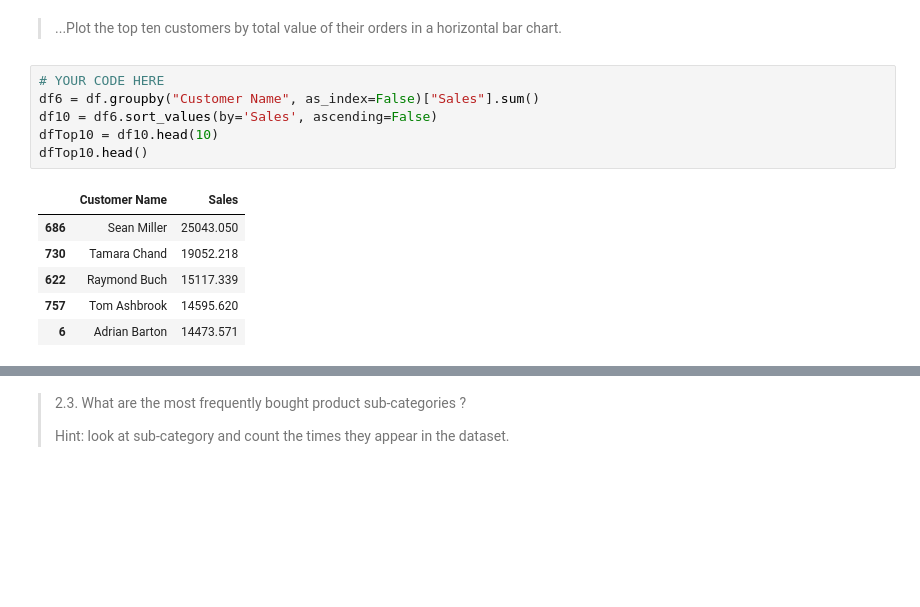
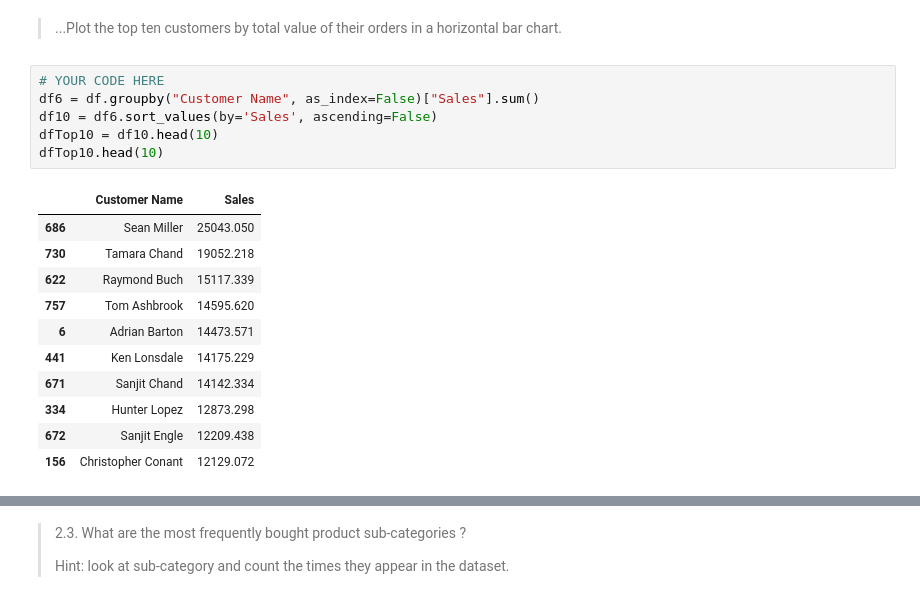
Before and after one commit to KsibiI/DM-ML---Assignment-1, a Jupyter notebook: Assignment1/Assignment1.ipynb, the cells around one changed output, grey strips where cells are left out. Drawn from its saved outputs; the diff is of its cells as text; blank space fills up the shorter version.

```diff
--- a/Assignment1/Assignment1.ipynb
+++ b/Assignment1/Assignment1.ipynb
@@ -279,16 +285,21 @@ dtype: int64
 # %%
 # YOUR CODE HERE
 df6 = df.groupby("Customer Name", as_index=False)["Sales"].sum()
 df10 = df6.sort_values(by='Sales', ascending=False)
 dfTop10 = df10.head(10)
-dfTop10.head()
+dfTop10.head(10)
 # %% [output]
 |  | Customer Name | Sales |
 | 686 | Sean Miller | 25043.050 |
 | 730 | Tamara Chand | 19052.218 |
 | 622 | Raymond Buch | 15117.339 |
 | 757 | Tom Ashbrook | 14595.620 |
 | 6 | Adrian Barton | 14473.571 |
+| 441 | Ken Lonsdale | 14175.229 |
+| 671 | Sanjit Chand | 14142.334 |
+| 334 | Hunter Lopez | 12873.298 |
+| 672 | Sanjit Engle | 12209.438 |
+| 156 | Christopher Conant | 12129.072 |
 # %%
 dfTop10['Customer Name'].value_counts().plot(kind='bar')
 # %% [output]
```
Also changed, not shown: parts of 7 cells of this notebook.
